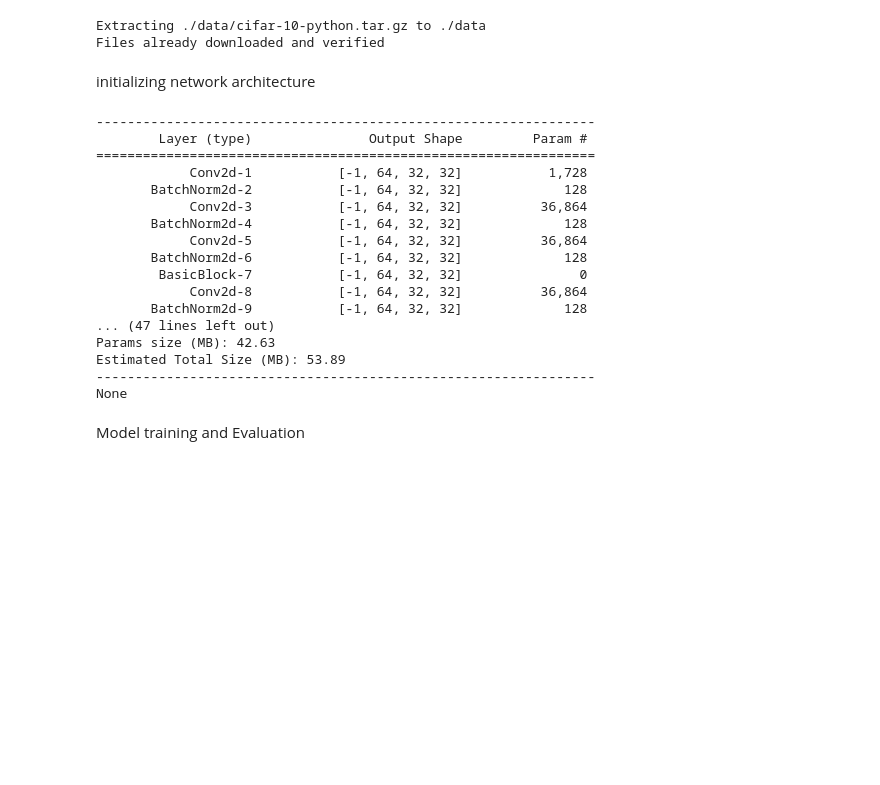
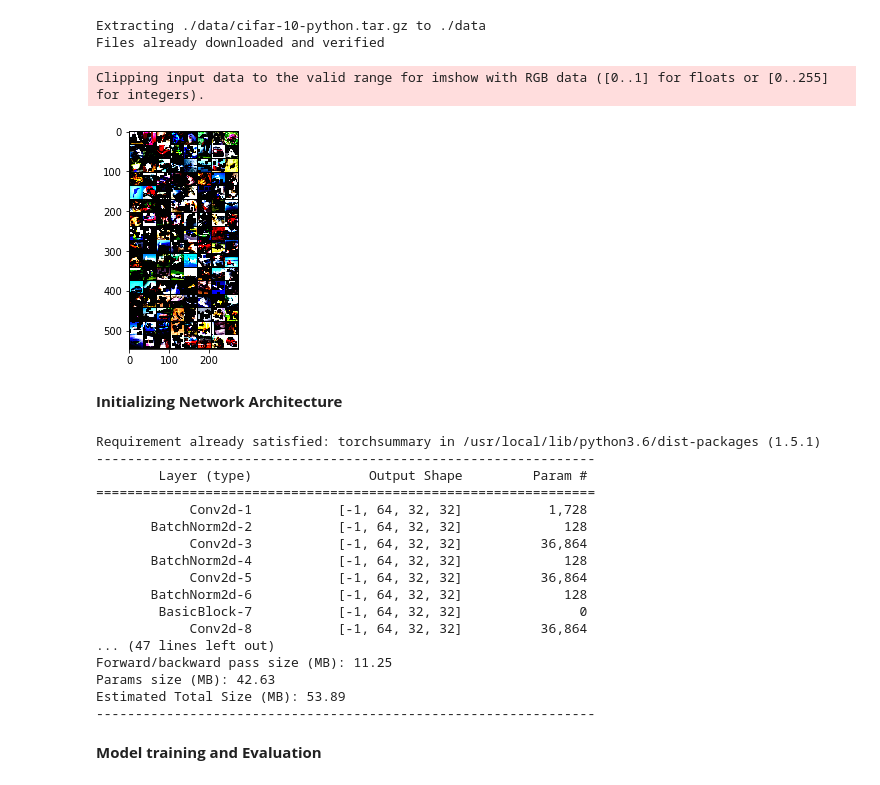
Before and after one commit to amitjaiswal396/EVA4, a Jupyter notebook: S9/main.ipynb, the cells around one changed output. Saved outputs shown, nothing was run; the diff lists cells and outputs as text; code cells hidden in the pictures; blank space fills up the shorter version.

```diff
--- a/S9/main.ipynb
+++ b/S9/main.ipynb
@@ -31,7 +78,7 @@ Loading data
 # %%
 classes = ('plane', 'car', 'bird', 'cat', 'deer', 'dog', 'frog', 'horse', 'ship', 'truck')
 
-# setting up random seed and processing\ device
+# setting up random seed and processing device
 SEED = 1
 cuda = torch.cuda.is_available()
 if cuda:
@@ -41,23 +88,53 @@ else:
     device = "cpu"
     torch.manual_seed(SEED)
 
-# getting training data loader
-trainloader = dataset_loader.get_dataloader(True, cuda)
+## getting training data loader
+#trainloader = Datasetloader(True, cuda).trainloader()
 
-# getting test data loader
-testloader = dataset_loader.get_dataloader(False, cuda)
+## getting test data loader
+#testloader = Datasetloader(False, cuda).testloader()
+
+
+
+
+## getting training data loader
+trainloader = get_dataloader(True, cuda)
+
+## getting test data loader
+testloader = get_dataloader(False, cuda)
 # %% [output]
 Downloading https://www.cs.toronto.edu/~kriz/cifar-10-python.tar.gz to ./data/cifar-10-python.tar.gz
 [interactive output not drawn]
 Extracting ./data/cifar-10-python.tar.gz to ./data
 Files already downloaded and verified
-# %% [markdown]
-initializing network architecture
+# %%
+type(trainloader)
+
+#get some random training images
+dataiter = iter(trainloader)
+#print(dataiter)
+images, labels = dataiter.next()
+images.size()
+
+
+def show(img):
+    npimg = img.numpy()
+    plt.imshow(np.transpose(npimg, (1,2,0)), interpolation='nearest')
+
+# show images
+show(torchvision.utils.make_grid(images))
+# %% [output]
+Clipping input data to the valid range for imshow with RGB data ([0..1] for floats or [0..255] for integers).
+[figure, added]
+# %% [markdown]
+****Initializing Network Architecture****
 # %%
-# !pip install torchsummary
-resnet18 = model.ResNet18().to(device)
-print(summary(resnet18, input_size=(3, 32, 32)))
+!pip install torchsummary
+from torchsummary import summary
+mod = resnet.ResNet18().to(device)
+summary(mod, input_size=(3, 32, 32))
 # %% [output]
+Requirement already satisfied: torchsummary in /usr/local/lib/python3.6/dist-packages (1.5.1)
 ----------------------------------------------------------------
         Layer (type)               Output Shape         Param #
 ================================================================
@@ -69,9 +146,8 @@ print(summary(resnet18, input_size=(3, 32, 32)))
        BatchNorm2d-6           [-1, 64, 32, 32]             128
         BasicBlock-7           [-1, 64, 32, 32]               0
             Conv2d-8           [-1, 64, 32, 32]          36,864
-       BatchNorm2d-9           [-1, 64, 32, 32]             128
 ... (47 lines left out)
+Forward/backward pass size (MB): 11.25
 Params size (MB): 42.63
 Estimated Total Size (MB): 53.89
 ----------------------------------------------------------------
-None
@@ -78,5 +179,5 @@ None
 # %% [markdown]
-Model training and Evaluation
+****Model training and Evaluation****
 # %%
 # loss function
 criterion = nn.CrossEntropyLoss()
```
Also changed, not shown: parts of 16 cells of this notebook, 9 other files.
